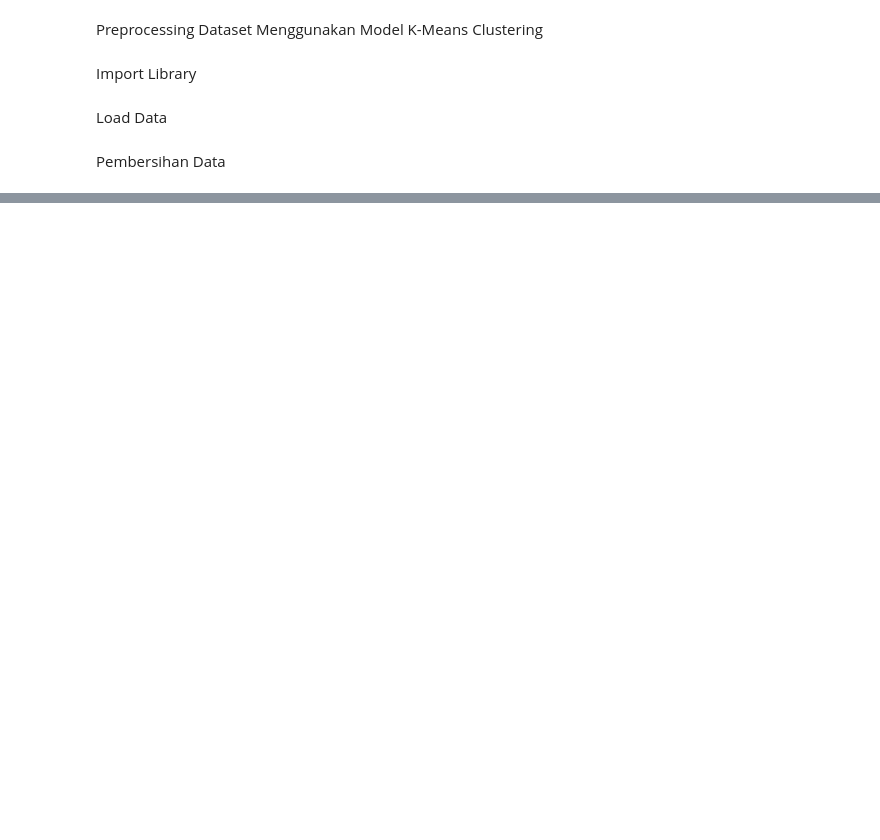
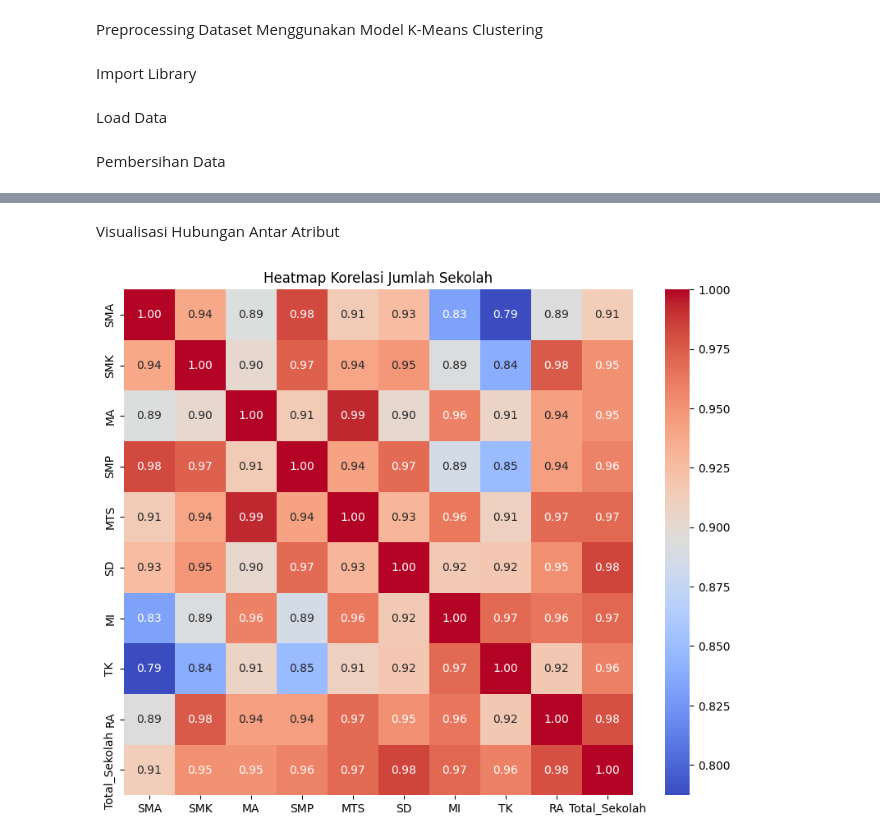
Before and after one commit to Uulaja/DataScience, a Jupyter notebook: DataScience.ipynb, the cells around one changed output, grey strips where cells are left out. Drawn from its saved outputs; the diff is of its cells as text; code cells hidden in the pictures; blank space fills up the shorter version.

```diff
--- a/DataScience.ipynb
+++ b/DataScience.ipynb
@@ -105,26 +92,5 @@ Passing `palette` without assigning `hue` is deprecated and will be removed in v
 # %%
-import pandas as pd
-from sklearn.decomposition import PCA
-from sklearn.preprocessing import StandardScaler
-
-# Ambil hanya fitur numerik
-fitur_numerik = df.select_dtypes(include='number')
-
-# Standarisasi data
-scaler = StandardScaler()
-X_scaled = scaler.fit_transform(fitur_numerik)
-
-# Terapkan PCA
-pca = PCA(n_components=2)
-pca.fit(X_scaled)
-
-# Tampilkan loading (kontribusi) setiap fitur terhadap komponen PCA
-pca_components = pd.DataFrame(
-    pca.components_,
-    columns=fitur_numerik.columns,
-    index=['PCA1', 'PCA2']
-)
-
-# Urutkan berdasarkan kontribusi terbesar ke PCA1
-print(pca_components.T.sort_values(by='PCA1', ascending=False))
+# Korelasi antar fitur
+correlation = df_numeric.corr()
+correlation
 # %% [output]
@@ -144,0 +108,10 @@ Cluster       -0.117044 -0.581563
+# %% [markdown]
+Visualisasi Hubungan Antar Atribut
+# %%
+# Heatmap korelasi
+plt.figure(figsize=(10, 8))
+sns.heatmap(correlation, annot=True, cmap='coolwarm', fmt=".2f")
+plt.title("Heatmap Korelasi Jumlah Sekolah")
+plt.show()
+# %% [output]
+[figure, added]
```
Also changed, not shown: parts of 18 cells of this notebook, 24 other files.
